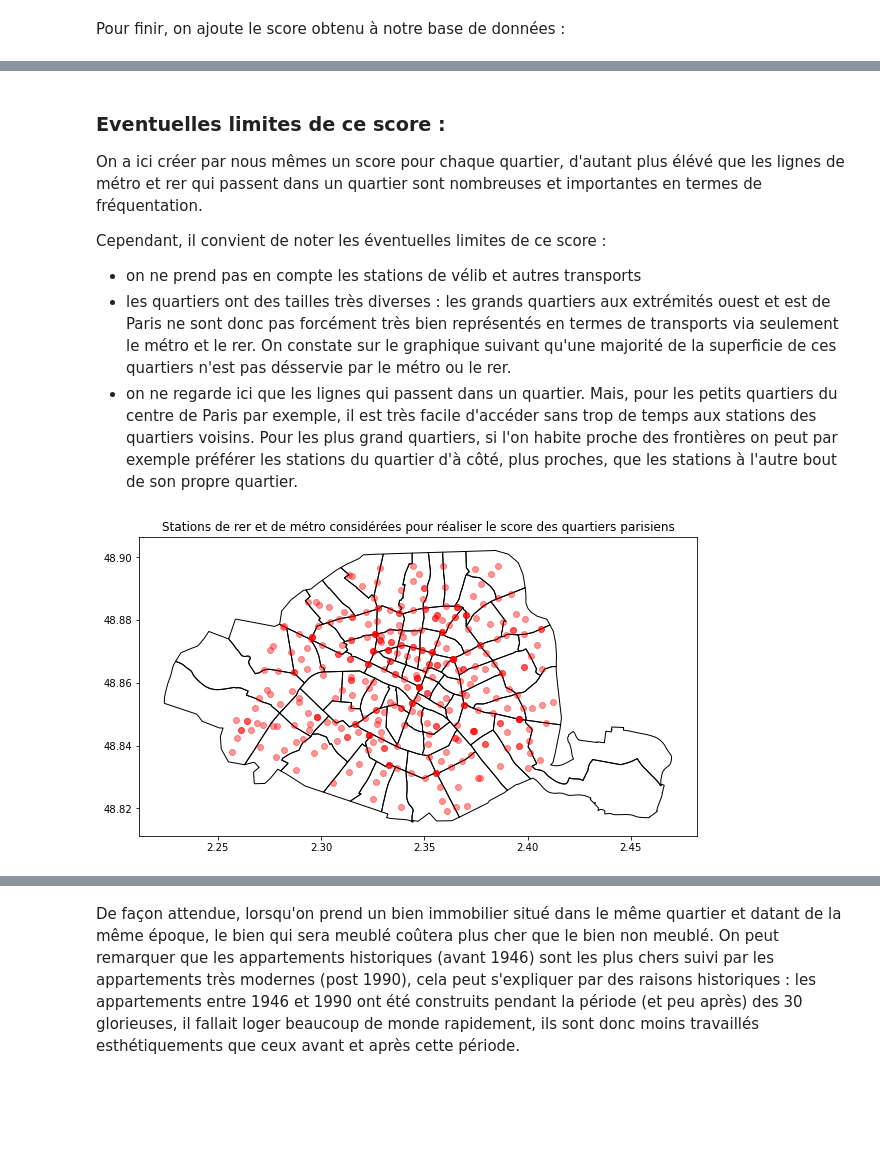
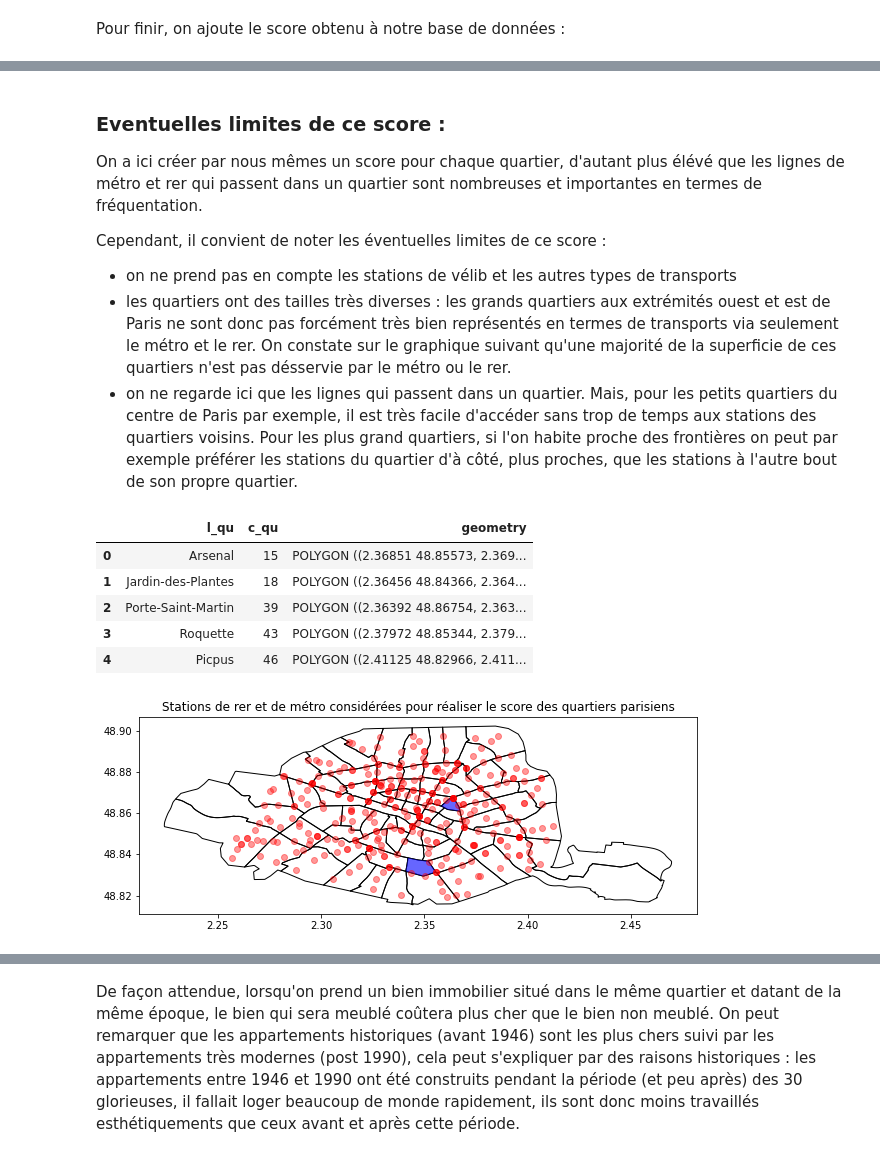
Before and after one commit to eric-vong/Projet-Python, a Jupyter notebook: Rapport.ipynb, the cells around one changed output, grey strips where cells are left out. Cells and saved outputs as stored; diff of their text form; code cells hidden in the pictures; blank space fills up the shorter version.

```diff
--- a/Rapport.ipynb
+++ b/Rapport.ipynb
@@ -317,14 +300,24 @@ donnees_augmentees.head(5)
 On a ici créer par nous mêmes un score pour chaque quartier, d'autant plus élévé que les lignes de métro et rer qui passent dans un quartier sont nombreuses et importantes en termes de fréquentation.
 
 Cependant, il convient de noter les éventuelles limites de ce score :
-- on ne prend pas en compte les stations de vélib et autres transports
+- on ne prend pas en compte les stations de vélib et les autres types de transports
 - les quartiers ont des tailles très diverses : les grands quartiers aux extrémités ouest et est de Paris ne sont donc pas forcément très bien représentés en termes de transports via seulement le métro et le rer. On constate sur le graphique suivant qu'une majorité de la superficie de ces quartiers n'est pas désservie par le métro ou le rer.
 - on ne regarde ici que les lignes qui passent dans un quartier. Mais, pour les petits quartiers du centre de Paris par exemple, il est très facile d'accéder sans trop de temps aux stations des quartiers voisins. Pour les plus grand quartiers, si l'on habite proche des frontières on peut par exemple préférer les stations du quartier d'à côté, plus proches, que les stations à l'autre bout de son propre quartier.
+# %%
+quartiers.head()
+# %% [output]
+|  | l_qu | c_qu | geometry |
+| 0 | Arsenal | 15 | POLYGON ((2.36851 48.85573, 2.369... |
+| 1 | Jardin-des-Plantes | 18 | POLYGON ((2.36456 48.84366, 2.364... |
+| 2 | Porte-Saint-Martin | 39 | POLYGON ((2.36392 48.86754, 2.363... |
+| 3 | Roquette | 43 | POLYGON ((2.37972 48.85344, 2.379... |
+| 4 | Picpus | 46 | POLYGON ((2.41125 48.82966, 2.411... |
 # %%
 axi = stations_quartiers.plot(figsize = (10,10), color = 'red', alpha = 0.4, zorder=2)
 quartiers.plot(ax = axi, zorder=1, edgecolor = "black", facecolor="none",
                                                            color = None)
+quartiers[quartiers['c_qu'].isin([10,52])].plot(ax=axi,alpha = 0.6,color='blue')
 plt.title("Stations de rer et de métro considérées pour réaliser le score des quartiers parisiens")
 plt.show()
 # %% [output]
-[figure, old version]
+[figure, new version]
```
Also changed, not shown: parts of 36 cells of this notebook.
